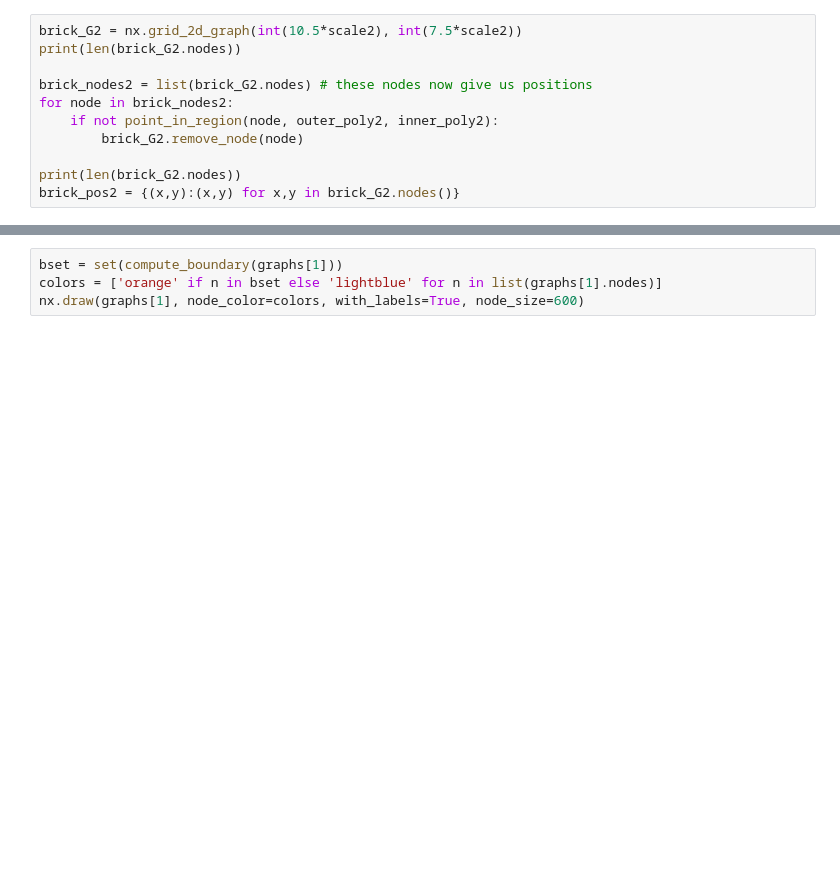
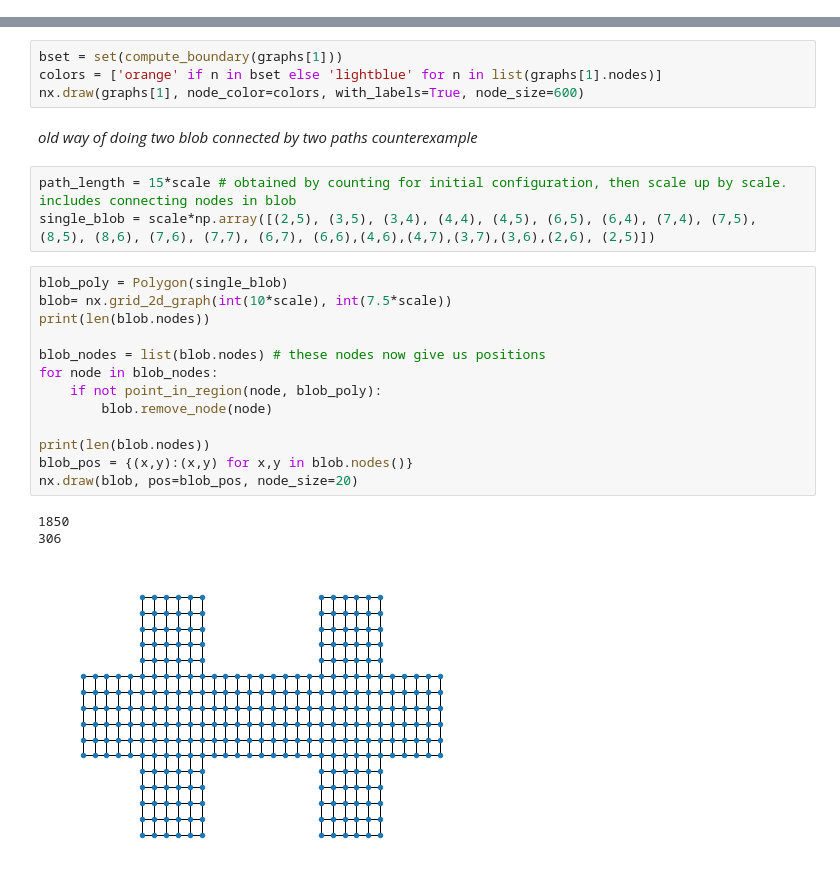
Before and after one commit to amaheshwari25/graph-hotspots, a Jupyter notebook: GraphHotSpots_Experiments.ipynb, the cells around one changed output, grey strips where cells are left out. Saved outputs shown, nothing was run; the diff lists cells and outputs as text; blank space fills up the shorter version.

```diff
--- a/GraphHotSpots_Experiments.ipynb
+++ b/GraphHotSpots_Experiments.ipynb
@@ -378,11 +442,0 @@ inner_poly2 = Polygon(inner_boundary2)
-# %%
-brick_G2 = nx.grid_2d_graph(int(10.5*scale2), int(7.5*scale2))
-print(len(brick_G2.nodes))
-
-brick_nodes2 = list(brick_G2.nodes) # these nodes now give us positions
-for node in brick_nodes2:
-    if not point_in_region(node, outer_poly2, inner_poly2):
-        brick_G2.remove_node(node)
-
-print(len(brick_G2.nodes))
-brick_pos2 = {(x,y):(x,y) for x,y in brick_G2.nodes()}
@@ -732,3 +777,25 @@ nx.draw(graphs[1])
 bset = set(compute_boundary(graphs[1]))
 colors = ['orange' if n in bset else 'lightblue' for n in list(graphs[1].nodes)]
 nx.draw(graphs[1], node_color=colors, with_labels=True, node_size=600)
+# %% [markdown]
+_old way of doing two blob connected by two paths counterexample_
+# %%
+path_length = 15*scale # obtained by counting for initial configuration, then scale up by scale. includes connecting nodes in blob
+single_blob = scale*np.array([(2,5), (3,5), (3,4), (4,4), (4,5), (6,5), (6,4), (7,4), (7,5), (8,5), (8,6), (7,6), (7,7), (6,7), (6,6),(4,6),(4,7),(3,7),(3,6),(2,6), (2,5)])
+# %%
+blob_poly = Polygon(single_blob)
+blob= nx.grid_2d_graph(int(10*scale), int(7.5*scale))
+print(len(blob.nodes))
+
+blob_nodes = list(blob.nodes) # these nodes now give us positions
+for node in blob_nodes:
+    if not point_in_region(node, blob_poly):
+        blob.remove_node(node)
+
+print(len(blob.nodes))
+blob_pos = {(x,y):(x,y) for x,y in blob.nodes()}
+nx.draw(blob, pos=blob_pos, node_size=20)
+# %% [output]
+1850
+306
+[figure, added]
```
Also changed, not shown: parts of 23 cells of this notebook, 1 other file.
